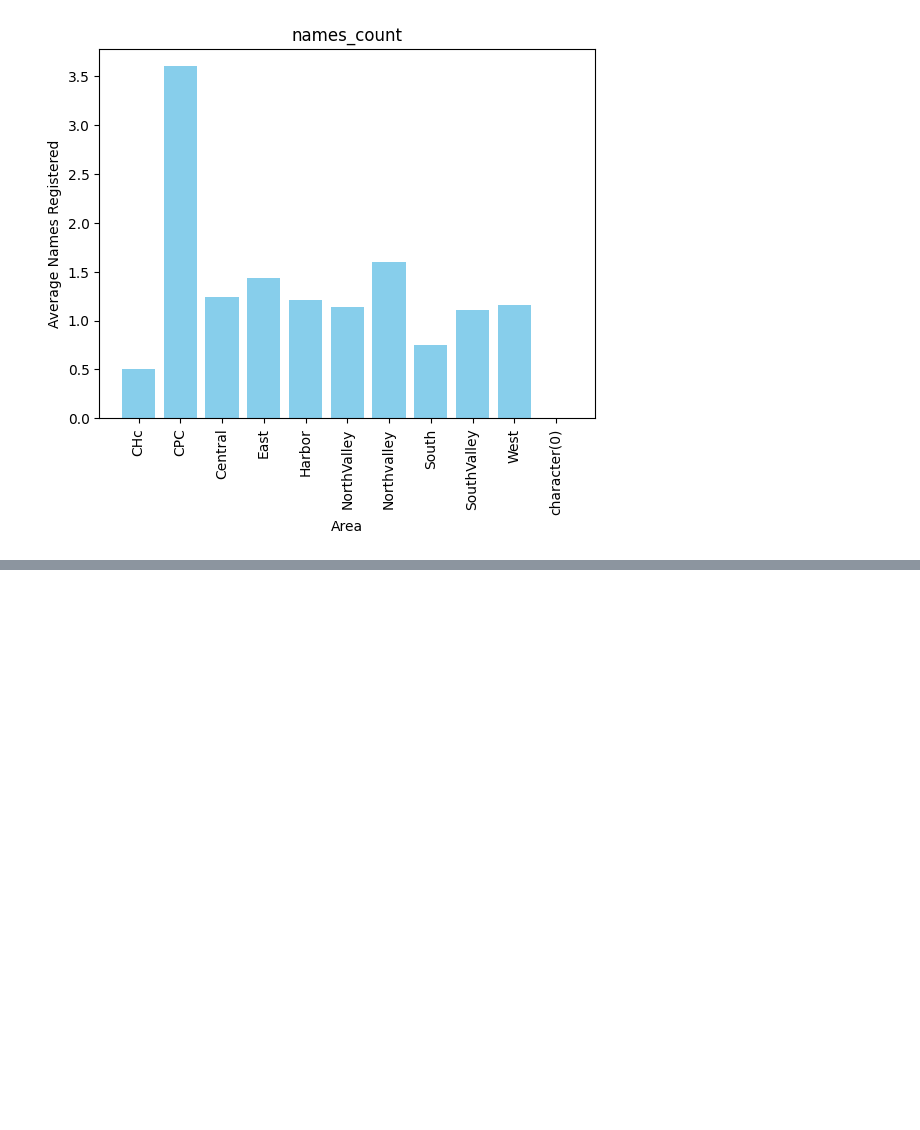
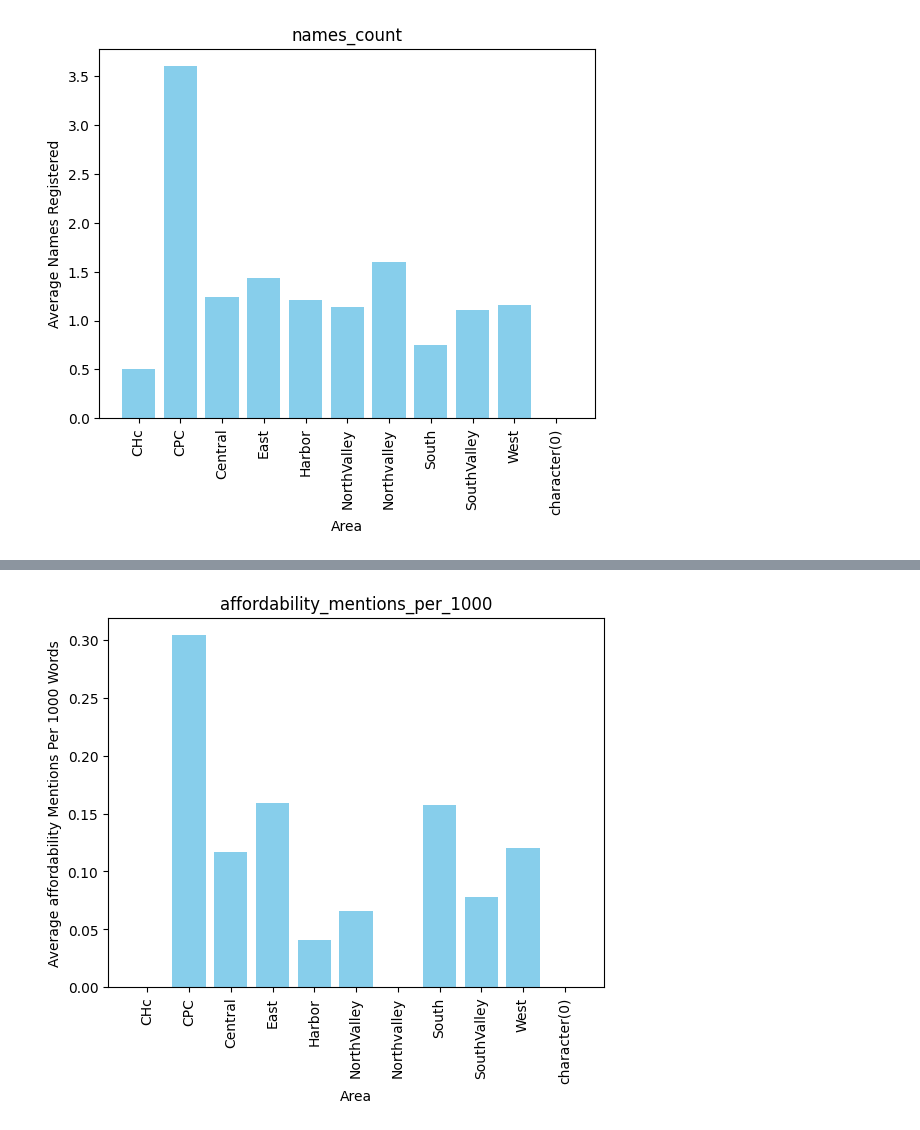
Before and after one commit to mpham8/kestelman-research, a Jupyter notebook: eda.ipynb, the cells around one changed output, grey strips where cells are left out. Drawn from its saved outputs; the diff is of its cells as text; code cells hidden in the pictures; blank space fills up the shorter version.

```diff
--- a/eda.ipynb
+++ b/eda.ipynb
@@ -116,0 +158,14 @@ plt.show()
+# %%
+cases_df["affordability_per_1000"] = cases_df.apply(lambda row: row['affordability_mentions'] / row['num_words'] * 1000 if row['num_words'] > 0 else 0, axis=1)
+avr_affordability_area = cases_df.groupby('area')['affordability_per_1000'].mean().reset_index()
+
+# Plotting the data
+plt.figure()
+plt.bar(avr_affordability_area['area'], avr_affordability_area['affordability_per_1000'], color='skyblue')
+plt.xlabel('Area')
+plt.ylabel('Average affordability Mentions Per 1000 Words')
+plt.title('affordability_mentions_per_1000')
+plt.xticks(rotation=90)
+plt.show()
+# %% [output]
+[figure, added]
```
Also changed, not shown: parts of 3 cells of this notebook.
